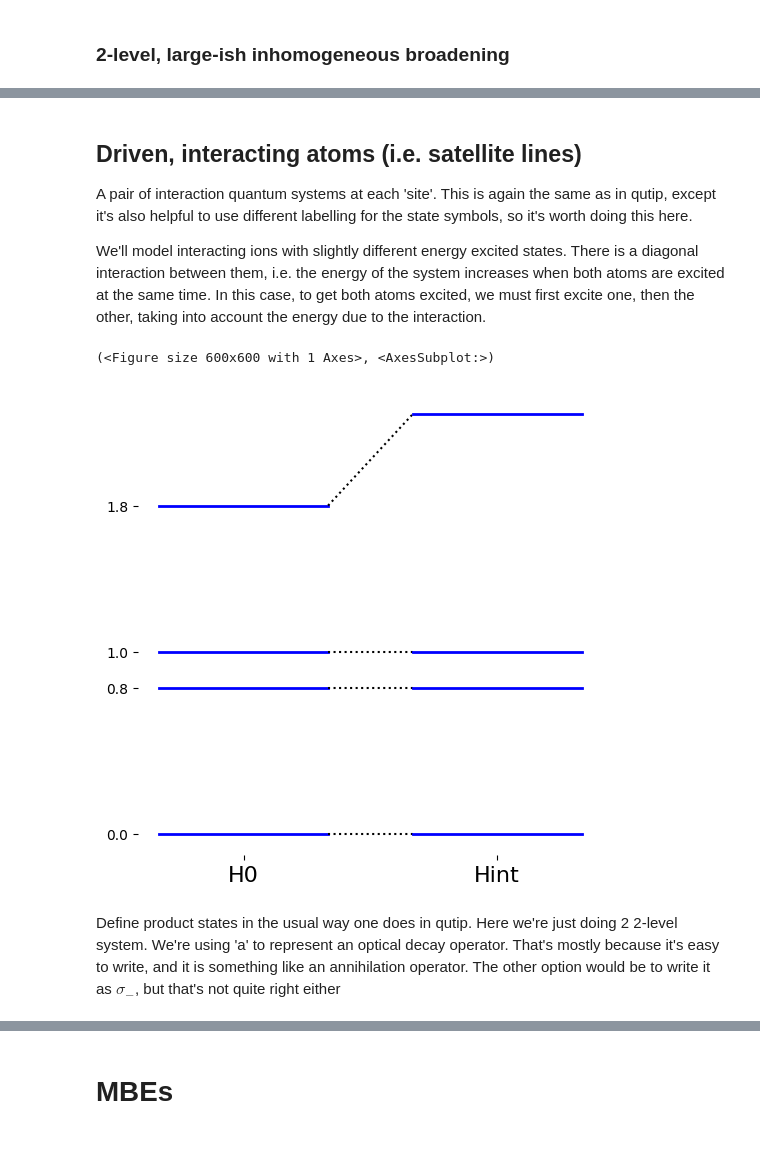
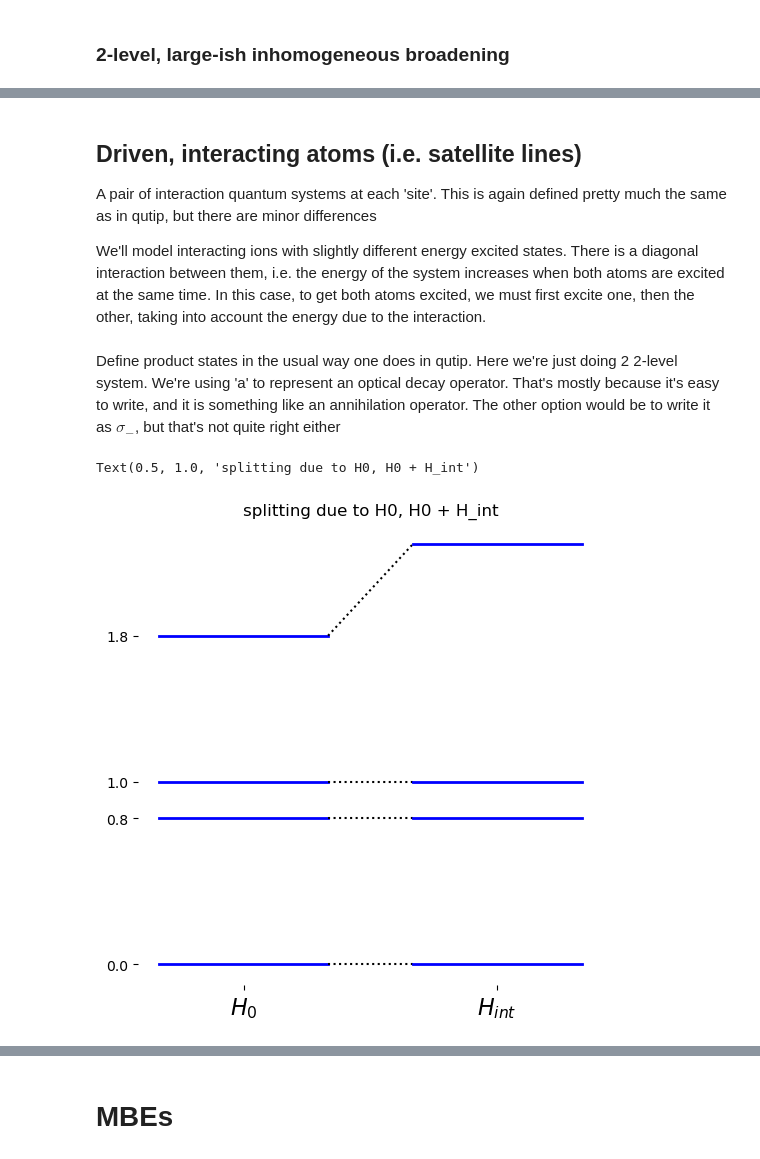
Before and after one commit to morgatron/spylind, a Jupyter notebook: examples/Rare_earth_examples .ipynb, the cells around one changed output, grey strips where cells are left out. Cells and saved outputs as stored; diff of their text form; code cells hidden in the pictures.

```diff
--- a/examples/Rare_earth_examples .ipynb
+++ b/examples/Rare_earth_examples .ipynb
@@ -369,14 +336,9 @@ colorbar()
 [figure]
 # %% [markdown]
 ## Driven, interacting atoms (i.e. satellite lines)
-A pair of interaction quantum systems at each 'site'. This is again the same as in qutip, except it's also helpful to use different labelling for the state symbols, so it's worth doing this here.
+A pair of interaction quantum systems at each 'site'. This is again defined pretty much the same as in qutip, but there are minor differences
 
 We'll model interacting ions with slightly different energy excited states. There is a diagonal interaction between them, i.e. the energy of the system increases when both atoms are excited at the same time. In this case, to get both atoms excited, we must first excite one, then the other, taking into account the energy due to the interaction.
-# %%
-q.plot_energy_levels([H0, Hint], labels=['H0', 'Hint'], show_ylabels=True, figsize=(6,6))
-# %% [output]
-(<Figure size 600x600 with 1 Axes>, <AxesSubplot:>)
-[figure, removed]
 # %% [markdown]
 Define product states in the usual way one does in qutip. Here we're just doing 2 2-level system. We're using 'a' to represent an optical decay operator. That's mostly because it's easy to write, and it is something like an annihilation operator. The other option would be to write it as $\sigma_-$, but that's not quite right either
 # %%
@@ -395,8 +357,14 @@ N1 = sm1.dag()*sm1 #Number operators for site 1
 N2 = sm2.dag()*sm2 #Number operator for site 2
 N_both = 0.5*sm_both.dag()*sm_both #Operator for both atoms excited at the same time
 
-H0 = 0.8*N1 + 1*N2  #Excited states have equal energy
+H0 = 1*N1 + .8*N2  #Excited states have similar energy
 Hint = N_both
-a_opt = (sm1 + 0.5*sm2) # field a_opt drives atom 1 more than atom2
+H1 = (sm1 + 1*sm2) # field H drives atom 1 more than atom2
 T1 = 100.
 c_opL = [sqrt(1./T1)*sm1, sqrt(1./T1)*sm2]
+# %%
+q.plot_energy_levels([H0, Hint], labels=['$H_0$', '$H_{int}$'], show_ylabels=True, figsize=(6,6))
+title("splitting due to H0, H0 + H_int")
+# %% [output]
+Text(0.5, 1.0, 'splitting due to H0, H0 + H_int')
+[figure, added]
```
Also changed, not shown: parts of 29 cells of this notebook, 20 other files.
